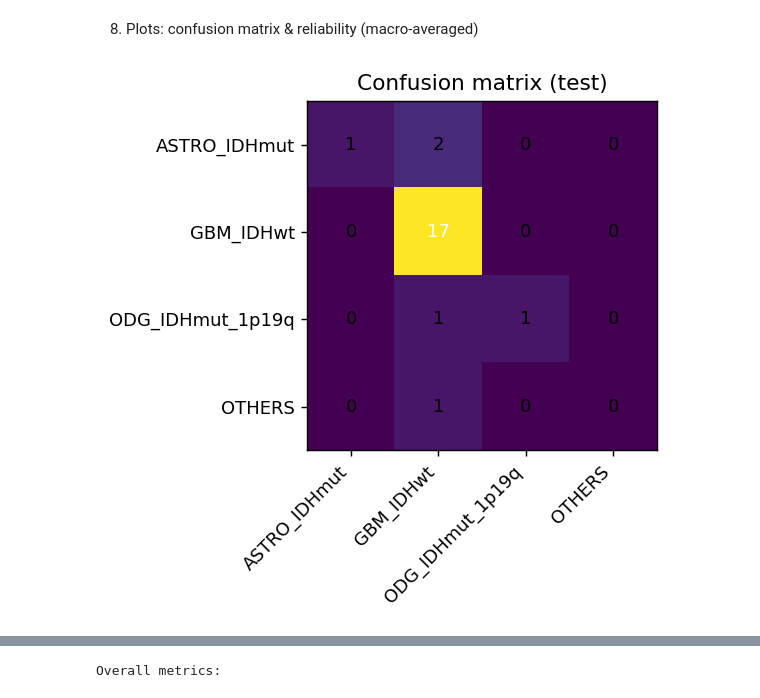
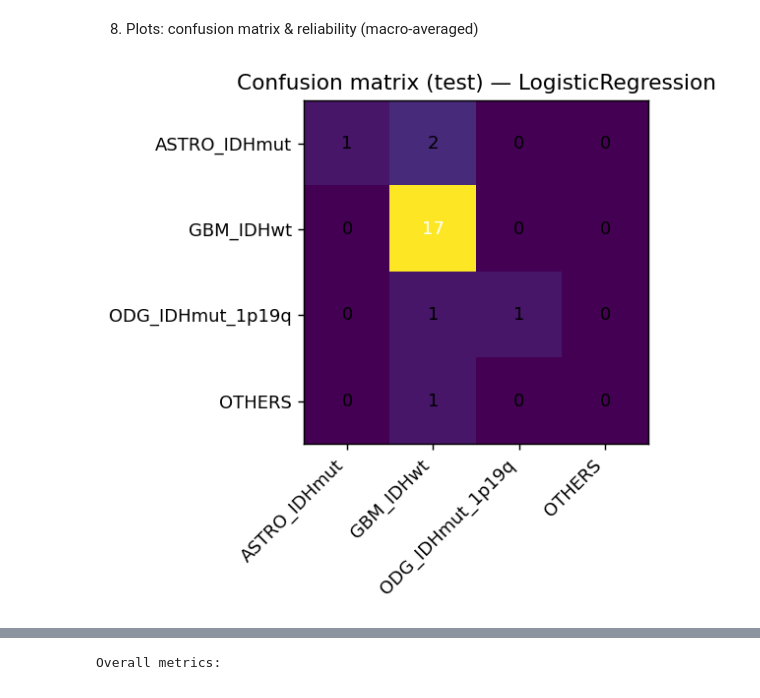
Before and after one commit to sritipeach1/FFPE-Brain-Tumor-Classification, a Jupyter notebook: notebooks/01_ffpe_train.ipynb, the cells around one changed output, grey strips where cells are left out. Cells and saved outputs as stored; diff of their text form; code cells hidden in the pictures.

```diff
--- a/notebooks/01_ffpe_train.ipynb
+++ b/notebooks/01_ffpe_train.ipynb
@@ -468,0 +508,20 @@ Classes: ['ASTRO_IDHmut', 'GBM_IDHwt', 'ODG_IDHmut_1p19q', 'OTHERS']
+# %%
+from sklearn.ensemble import GradientBoostingClassifier
+
+gb = GradientBoostingClassifier(random_state=SEED)
+gb.fit(Xtr, y_train)
+
+cal_gb = CalibratedClassifierCV(gb, method="sigmoid", cv="prefit")
+cal_gb.fit(Xva, y_val)
+
+y_pred_gb  = cal_gb.predict(Xte)
+y_proba_gb = cal_gb.predict_proba(Xte)
+ybin_gb    = label_binarize(y_test, classes=cal_gb.classes_)
+
+macro_f1_gb = f1_score(y_test, y_pred_gb, average="macro")
+bal_acc_gb  = balanced_accuracy_score(y_test, y_pred_gb)
+auroc_gb    = roc_auc_score(ybin_gb, y_proba_gb, average="macro", multi_class="ovr")
+
+print("GB — Macro F1:", round(macro_f1_gb,4),
+      "| Balanced Acc:", round(bal_acc_gb,4),
+      "| OvR AUROC:", round(auroc_gb,4))
@@ -469,76 +581,48 @@ Classes: ['ASTRO_IDHmut', 'GBM_IDHwt', 'ODG_IDHmut_1p19q', 'OTHERS']
 # %% [markdown]
 8) Plots: confusion matrix & reliability (macro-averaged)
 # %%
-# --- Step 8: Confusion matrix + Reliability (macro-avg) + Save metrics ---
-
 import itertools
 import matplotlib.pyplot as plt
-from sklearn.metrics import confusion_matrix, classification_report
+from sklearn.metrics import confusion_matrix
 from sklearn.calibration import calibration_curve
 import numpy as np
-import pandas as pd
 import os
 
 os.makedirs(RESULTS, exist_ok=True)
 
 # 8.1 Confusion matrix
-cm = confusion_matrix(y_test, y_pred, labels=cal.classes_)
+cm = confusion_matrix(y_test, best_pred, labels=best_cal.classes_)
 fig, ax = plt.subplots(figsize=(4.8, 4.4))
 im = ax.imshow(cm, interpolation="nearest")
-ax.set_title("Confusion matrix (test)")
-ax.set_xticks(range(len(cal.classes_))); ax.set_yticks(range(len(cal.classes_)))
-ax.set_xticklabels(cal.classes_, rotation=45, ha="right"); ax.set_yticklabels(cal.classes_)
+ax.set_title(f"Confusion matrix (test) — {best_name}")
+ax.set_xticks(range(len(best_cal.classes_))); ax.set_yticks(range(len(best_cal.classes_)))
+ax.set_xticklabels(best_cal.classes_, rotation=45, ha="right"); ax.set_yticklabels(best_cal.classes_)
 for i, j in itertools.product(range(cm.shape[0]), range(cm.shape[1])):
     ax.text(j, i, cm[i, j], ha="center", va="center",
             color=("white" if cm[i, j] > cm.max()/2 else "black"))
 fig.tight_layout()
-cm_path = f"{RESULTS}/confusion_ffpe.png"
-plt.savefig(cm_path, bbox_inches="tight")
-plt.show()
+cm_path = f"{RESULTS}/confusion_{best_name}.png"
+plt.savefig(cm_path, bbox_inches="tight"); plt.show()
+print("Saved:", cm_path)
 
-# 8.2 Reliability diagram (macro-averaged across classes)
-# For each class, compute calibration curve vs. its one-vs-rest targets, then average curves.
+# 8.2 Reliability (macro-averaged)
 true_all, pred_all = [], []
-for ci, c in enumerate(cal.classes_):
+for ci, c in enumerate(best_cal.classes_):
     t = (y_test.values == c).astype(int)
-    p = y_proba[:, ci]
+    p = best_proba[:, ci]
     tru, pre = calibration_curve(t, p, n_bins=10, strategy="quantile")
     true_all.append(tru); pred_all.append(pre)
 
 tru_m = np.mean(np.vstack(true_all), axis=0)
 pre_m = np.mean(np.vstack(pred_all), axis=0)
 
 plt.figure(figsize=(4.6, 4.2))
 plt.plot([0,1],[0,1],"--", linewidth=1)
 plt.plot(pre_m, tru_m, marker="o")
-plt.xlabel("Predicted probability")
-plt.ylabel("Observed frequency")
-plt.title("Reliability (macro-avg, test)")
-rel_path = f"{RESULTS}/reliability_ffpe.png"
-plt.tight_layout()
-plt.savefig(rel_path, bbox_inches="tight")
-plt.show()
-
-# 8.3 Save metrics (overall + per-class report)
-overall_df = pd.DataFrame([{
-    "macro_f1": round(macro_f1, 6),
-    "balanced_accuracy": round(bal_acc, 6),
-    "ovr_auroc": round(auroc, 6),
-    "n_test": int(len(y_test))
-}])
-overall_path = f"{RESULTS}/metrics_ffpe.csv"
-overall_df.to_csv(overall_path, index=False)
-
-# Per-class precision/recall/F1
-report_dict = classification_report(y_test, y_pred, labels=cal.classes_, output_dict=True, zero_division=0)
-per_class_df = pd.DataFrame(report_dict).T  # includes per-class rows
-per_class_path = f"{RESULTS}/metrics_ffpe_per_class.csv"
-per_class_df.to_csv(per_class_path)
-
-print("Saved files:")
-print("-", cm_path)
-print("-", rel_path)
-print("-", overall_path)
-print("-", per_class_path)
+plt.xlabel("Predicted probability"); plt.ylabel("Observed frequency")
+plt.title(f"Reliability (macro-avg, test) — {best_name}")
+rel_path = f"{RESULTS}/reliability_{best_name}.png"
+plt.tight_layout(); plt.savefig(rel_path, bbox_inches="tight"); plt.show()
+print("Saved:", rel_path)
 # %% [output]
-[figure, old version]
+[figure, new version]
```
Also changed, not shown: parts of 7 cells of this notebook.
